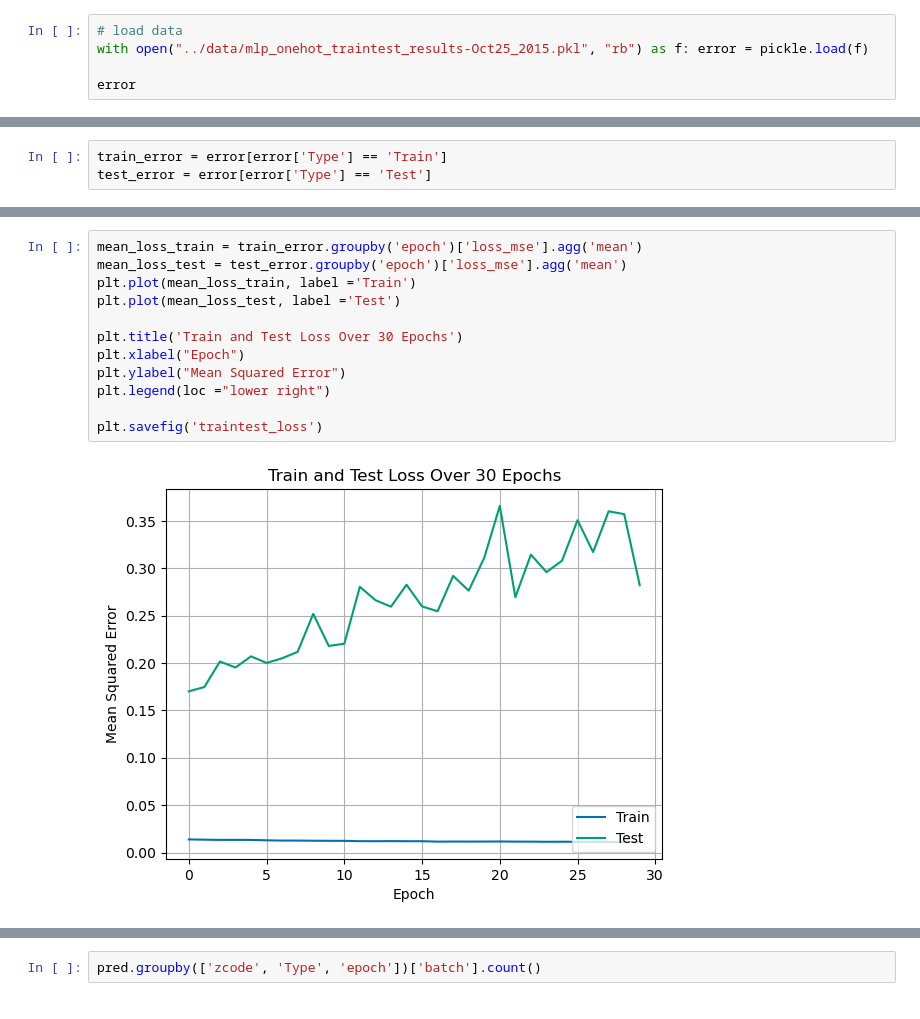
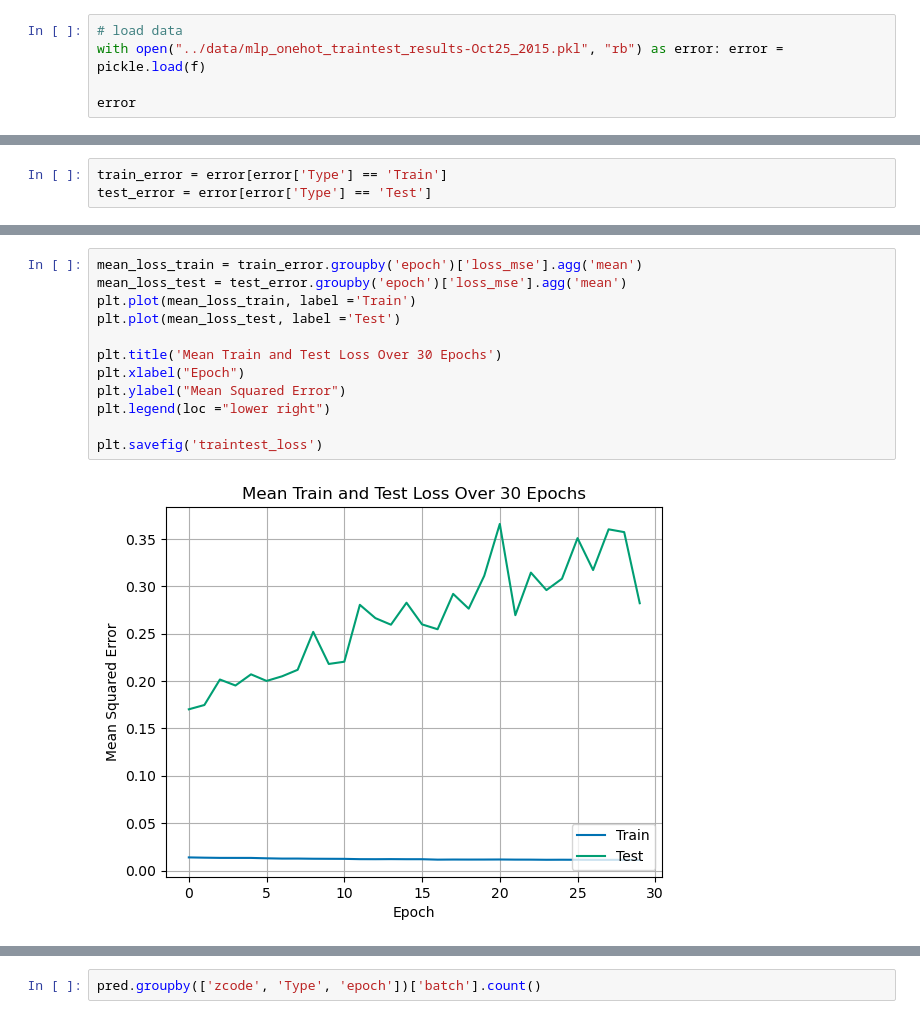
Before and after one commit to eihwood/Haystacks.AI-7, a Jupyter notebook: src/mlp_visualizations.ipynb, the cells around one changed output, grey strips where cells are left out. Saved outputs shown, nothing was run; the diff lists cells and outputs as text.

```diff
--- a/src/mlp_visualizations.ipynb
+++ b/src/mlp_visualizations.ipynb
@@ -55,7 +55,7 @@ pred
 358290 rows × 7 columns
 # %%
 # load data
-with open("../data/mlp_onehot_traintest_results-Oct25_2015.pkl", "rb") as f: error = pickle.load(f)
+with open("../data/mlp_onehot_traintest_results-Oct25_2015.pkl", "rb") as error: error = pickle.load(f)
 
 error
 # %% [output]
@@ -100,17 +89,17 @@ plt.plot(test_error['loss_mse'])
 # %%
 mean_loss_train = train_error.groupby('epoch')['loss_mse'].agg('mean')
 mean_loss_test = test_error.groupby('epoch')['loss_mse'].agg('mean')
 plt.plot(mean_loss_train, label ='Train')
 plt.plot(mean_loss_test, label ='Test')
 
-plt.title('Train and Test Loss Over 30 Epochs')
+plt.title('Mean Train and Test Loss Over 30 Epochs')
 plt.xlabel("Epoch")
 plt.ylabel("Mean Squared Error")
 plt.legend(loc ="lower right")
 
 plt.savefig('traintest_loss')
 # %% [output]
-[figure, old version]
+[figure, new version]
 # %%
 mean_mape_train = train_error.groupby('epoch')['mape'].agg('mean')
 mean_mape_test = test_error.groupby('epoch')['mape'].agg('mean')
```
Also changed, not shown: parts of 11 cells of this notebook.
